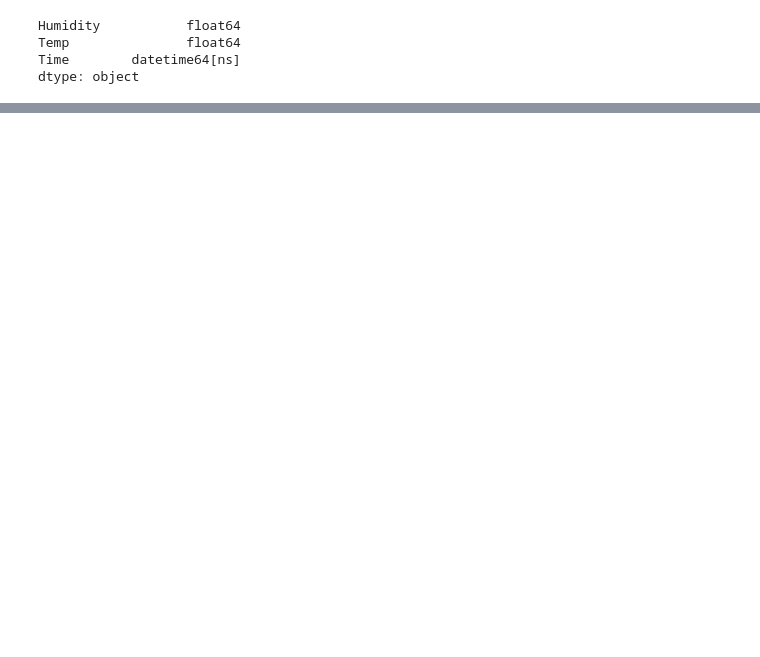
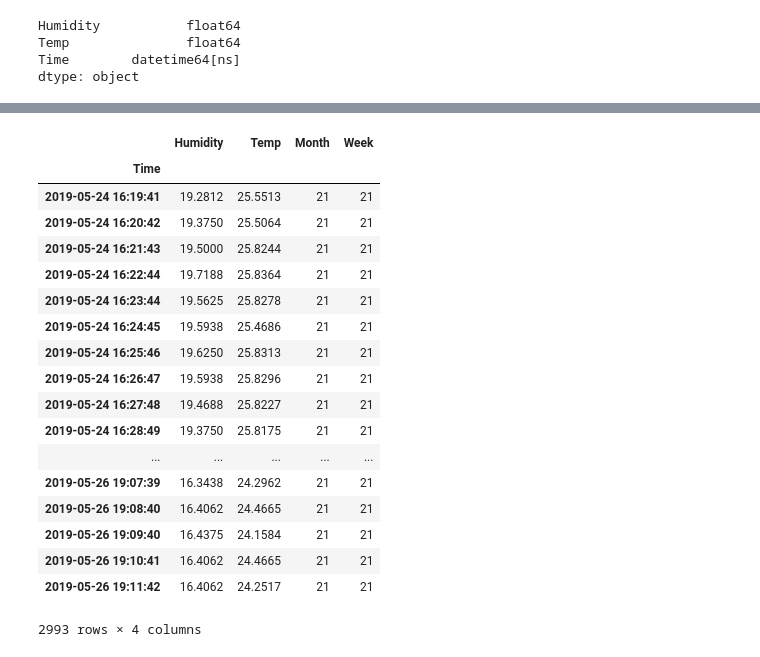
Before and after one commit to tarkus1/irrigation, a Jupyter notebook: moisture.ipynb, the cells around one changed output, grey strips where cells are left out. Saved outputs shown, nothing was run; the diff lists cells and outputs as text; code cells hidden in the pictures; blank space fills up the shorter version.

```diff
--- a/moisture.ipynb
+++ b/moisture.ipynb
@@ -35,0 +69,22 @@ dtype: object
+# %%
+moist.loc['2019']
+# %% [output]
+|  | Humidity | Temp | Month | Week |
+| Time |  |  |  |  |
+| 2019-05-24 16:19:41 | 19.2812 | 25.5513 | 21 | 21 |
+| 2019-05-24 16:20:42 | 19.3750 | 25.5064 | 21 | 21 |
+| 2019-05-24 16:21:43 | 19.5000 | 25.8244 | 21 | 21 |
+| 2019-05-24 16:22:44 | 19.7188 | 25.8364 | 21 | 21 |
+| 2019-05-24 16:23:44 | 19.5625 | 25.8278 | 21 | 21 |
+| 2019-05-24 16:24:45 | 19.5938 | 25.4686 | 21 | 21 |
+| 2019-05-24 16:25:46 | 19.6250 | 25.8313 | 21 | 21 |
+| 2019-05-24 16:26:47 | 19.5938 | 25.8296 | 21 | 21 |
+| 2019-05-24 16:27:48 | 19.4688 | 25.8227 | 21 | 21 |
+| 2019-05-24 16:28:49 | 19.3750 | 25.8175 | 21 | 21 |
+| ... | ... | ... | ... | ... |
+| 2019-05-26 19:07:39 | 16.3438 | 24.2962 | 21 | 21 |
+| 2019-05-26 19:08:40 | 16.4062 | 24.4665 | 21 | 21 |
+| 2019-05-26 19:09:40 | 16.4375 | 24.1584 | 21 | 21 |
+| 2019-05-26 19:10:41 | 16.4062 | 24.4665 | 21 | 21 |
+| 2019-05-26 19:11:42 | 16.4062 | 24.2517 | 21 | 21 |
+2993 rows × 4 columns
```
Also changed, not shown: parts of 7 cells of this notebook.
